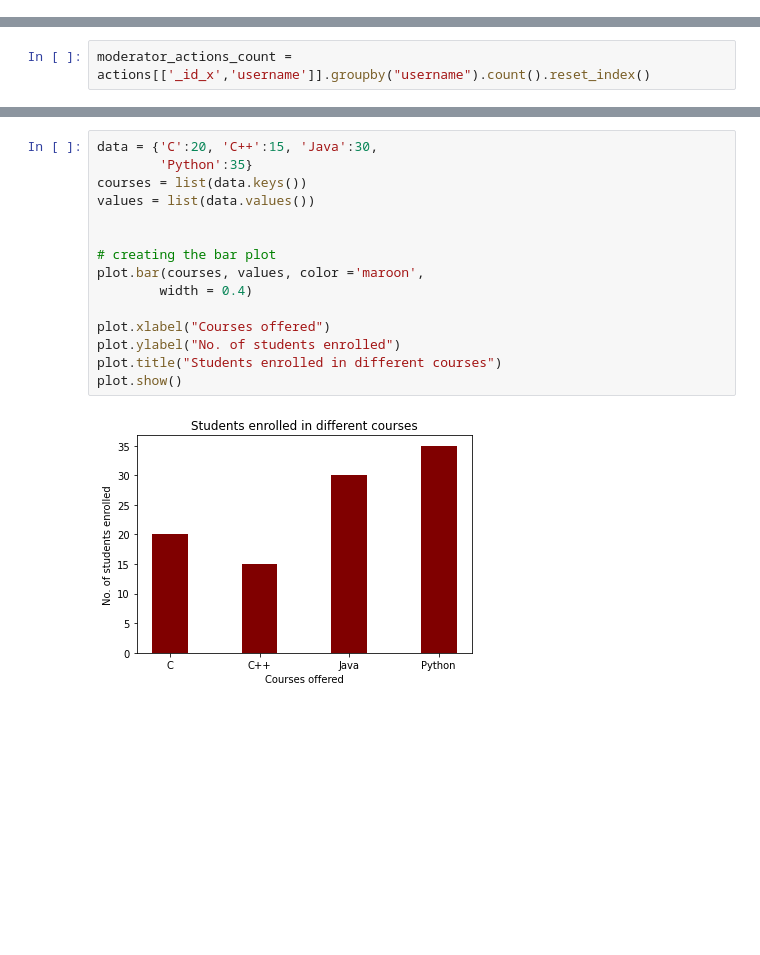
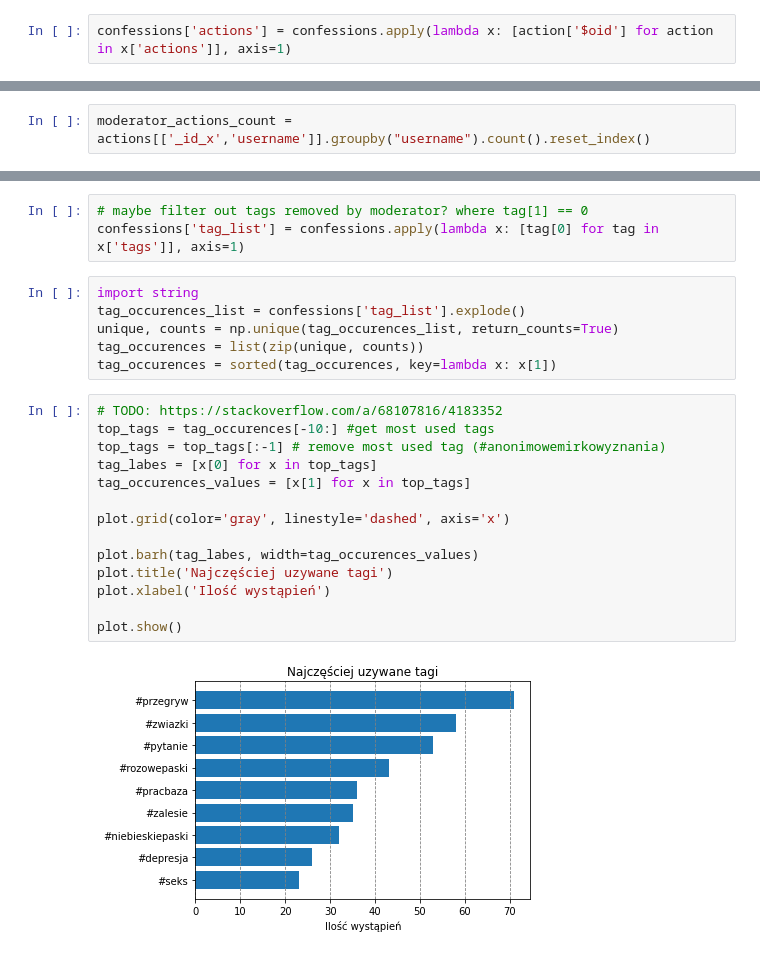
Before and after one commit to cymruu/amw_stats, a Jupyter notebook: pandas/test.ipynb, the cells around one changed output, grey strips where cells are left out. Drawn from its saved outputs; the diff is of its cells as text; blank space fills up the shorter version.

```diff
--- a/pandas/test.ipynb
+++ b/pandas/test.ipynb
@@ -18,6 +18,8 @@ actions = actions.merge(users, how='left', left_on='user_id', right_on='_id')
 confessions = pd.read_json('../exported/confessions.json')
 # %%
 confessions['_id'] = confessions.apply(lambda x: x['_id']['$oid'], axis=1)
+# %%
+confessions['actions'] = confessions.apply(lambda x: [action['$oid'] for action in x['actions']], axis=1)
 # %%
 active_moderators = actions['username'].dropna().unique()
 # %%
@@ -39,17 +39,25 @@ plot.show()
-# %%
-data = {'C':20, 'C++':15, 'Java':30,
-        'Python':35}
-courses = list(data.keys())
-values = list(data.values())
-
-
-# creating the bar plot
-plot.bar(courses, values, color ='maroon',
-        width = 0.4)
-
-plot.xlabel("Courses offered")
-plot.ylabel("No. of students enrolled")
-plot.title("Students enrolled in different courses")
-plot.show()
-# %% [output]
-[figure, removed]
+# %%
+# maybe filter out tags removed by moderator? where tag[1] == 0
+confessions['tag_list'] = confessions.apply(lambda x: [tag[0] for tag in x['tags']], axis=1)
+# %%
+import string
+tag_occurences_list = confessions['tag_list'].explode()
+unique, counts = np.unique(tag_occurences_list, return_counts=True)
+tag_occurences = list(zip(unique, counts))
+tag_occurences = sorted(tag_occurences, key=lambda x: x[1])
+# %%
+# TODO: https://stackoverflow.com/a/68107816/4183352
+top_tags = tag_occurences[-10:] #get most used tags
+top_tags = top_tags[:-1] # remove most used tag (#anonimowemirkowyznania)
+tag_labes = [x[0] for x in top_tags]
+tag_occurences_values = [x[1] for x in top_tags]
+
+plot.grid(color='gray', linestyle='dashed', axis='x')
+
+plot.barh(tag_labes, width=tag_occurences_values)
+plot.title('Najczęściej uzywane tagi')
+plot.xlabel('Ilość wystąpień')
+
+plot.show()
+# %% [output]
+[figure, added]
```
Also changed, not shown: parts of 3 cells of this notebook.
